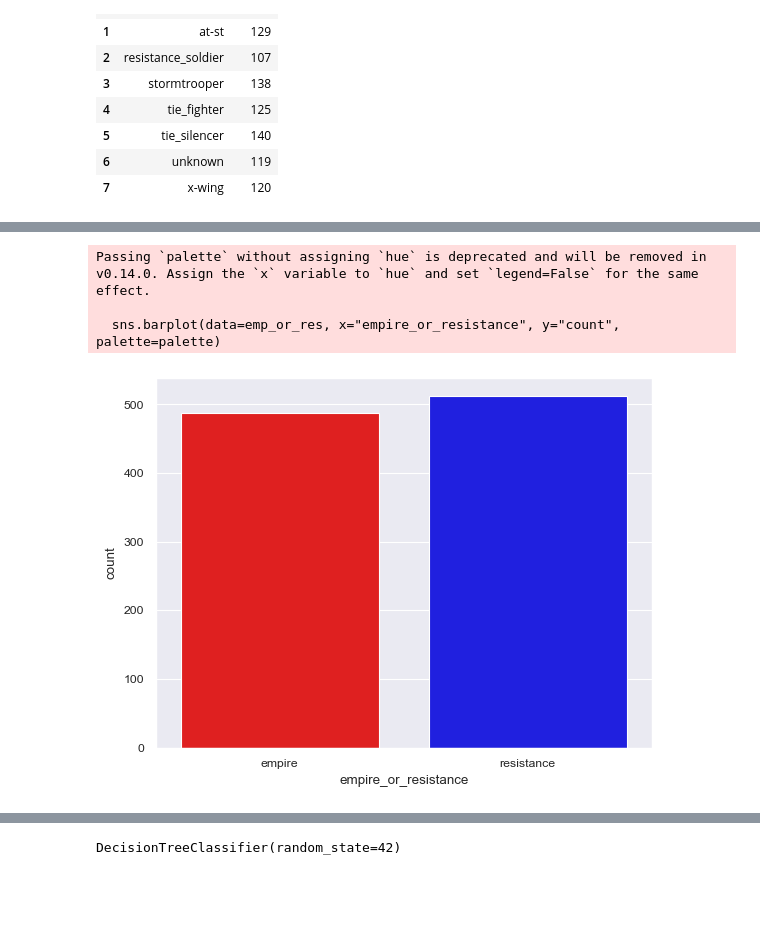
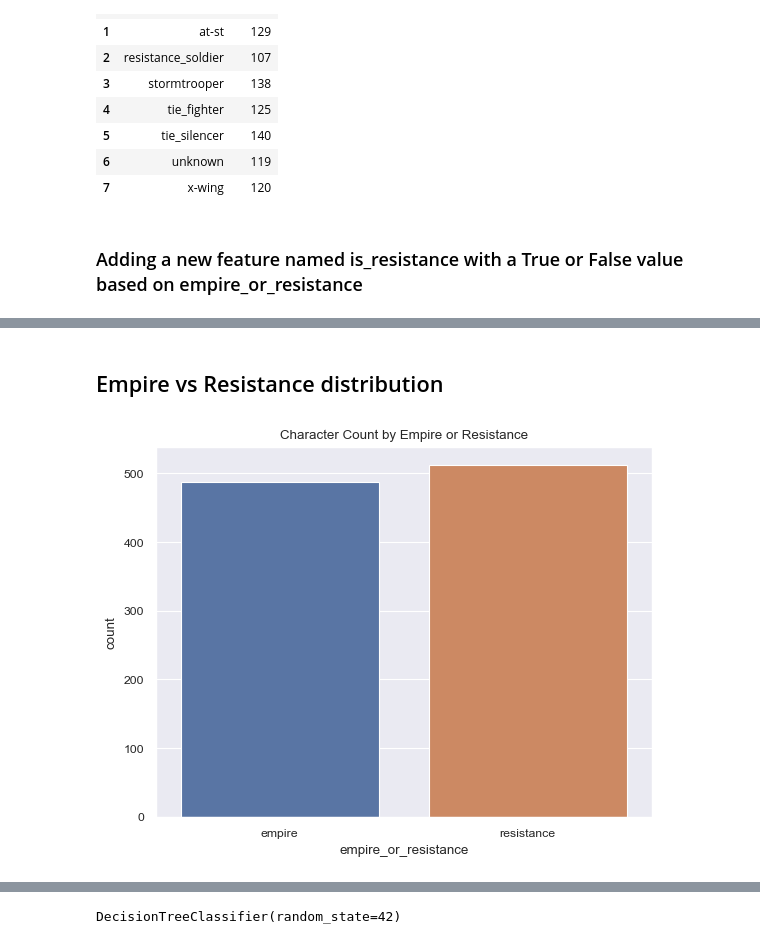
Before and after one commit to Sakhawat0pu/trav_proj_3, a Jupyter notebook: part2.ipynb, the cells around one changed output, grey strips where cells are left out. Saved outputs shown, nothing was run; the diff lists cells and outputs as text; code cells hidden in the pictures; blank space fills up the shorter version.

```diff
--- a/part2.ipynb
+++ b/part2.ipynb
@@ -50,6 +58,8 @@ df.groupby('unit_type').size().reset_index(name="count")
 | 5 | tie_silencer | 140 |
 | 6 | unknown | 119 |
 | 7 | x-wing | 120 |
+# %% [markdown]
+### Adding a new feature named is_resistance with a True or False value based on empire_or_resistance
 # %%
 df["is_resistance"] = df['empire_or_resistance'] == 'resistance'
 df.head()
@@ -60,16 +70,16 @@ df.head()
 | 2 | 2025-07-08 12:34:31 | 3 | stormtrooper | empire | 6 | 1 | 4 | ... |
 | 3 | 2025-07-08 12:34:30 | 4 | unknown | empire | 6 | 9 | 8 | ... |
 | 4 | 2025-07-08 12:34:29 | 5 | tie_fighter | resistance | 5 | 1 | 3 | ... |
+# %% [markdown]
+## Empire vs Resistance distribution
 # %%
 import seaborn as sns
 import matplotlib.pyplot as plt
 
 sns.set_theme("paper")
 palette = {'empire': 'red', 'resistance': 'blue'}
-sns.barplot(data=emp_or_res, x="empire_or_resistance", y="count", palette=palette)
+sns.barplot(data=emp_or_res, x="empire_or_resistance", y="count", hue="empire_or_resistance")
+plt.title("Character Count by Empire or Resistance")
 plt.show()
 # %% [output]
-Passing `palette` without assigning `hue` is deprecated and will be removed in v0.14.0. Assign the `x` variable to `hue` and set `legend=False` for the same effect.
-
-  sns.barplot(data=emp_or_res, x="empire_or_resistance", y="count", palette=palette)
-[figure, old version]
+[figure, new version]
```
Also changed, not shown: parts of 11 cells of this notebook, 1 other file.
